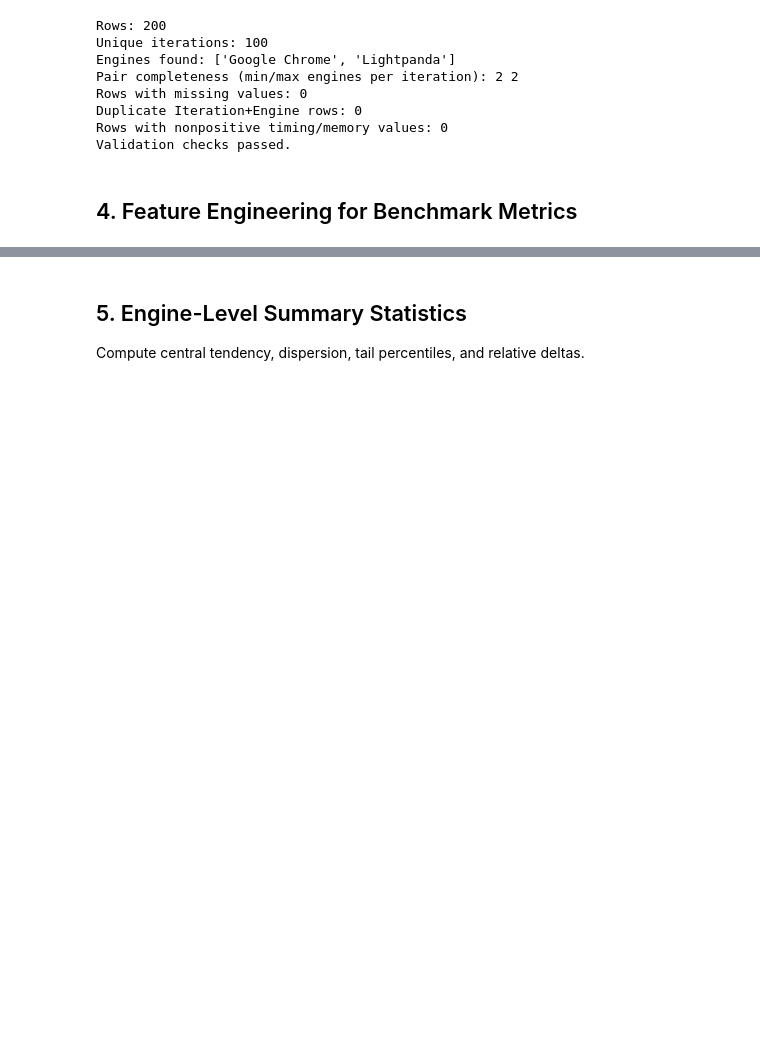
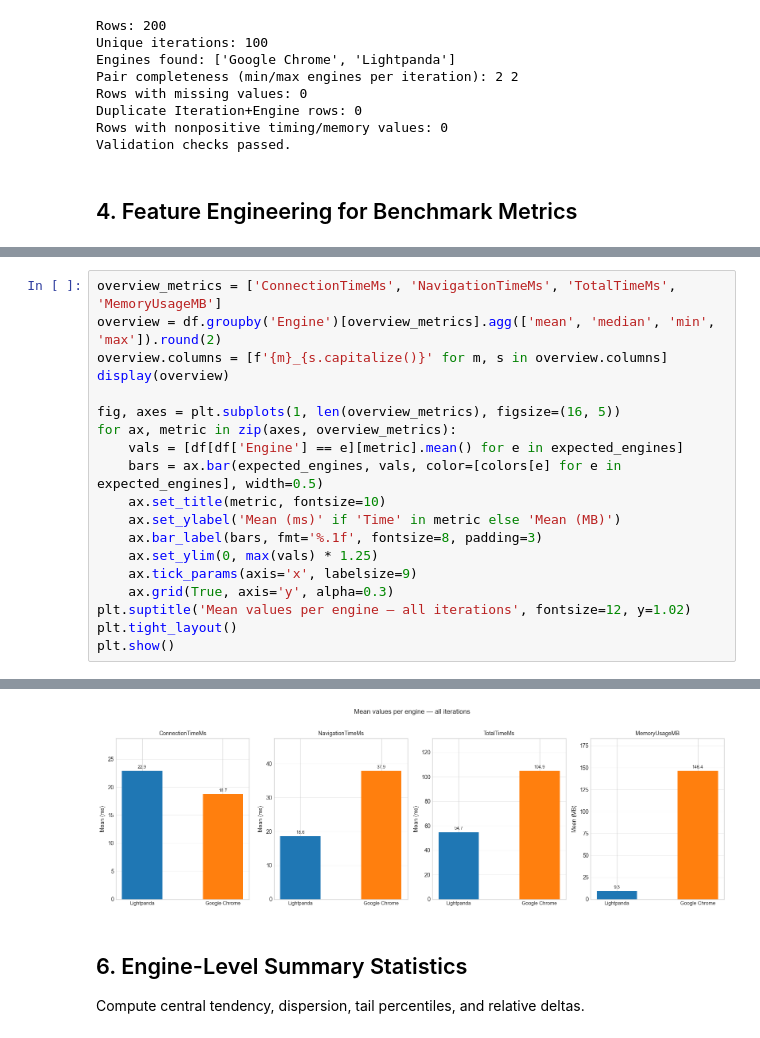
Before and after one commit to saalmi098/cdas-lightpanda, a Jupyter notebook: docs/02_benchmark_report_surface_express_isolated_browser_context.ipynb, the cells around one changed output, grey strips where cells are left out. Drawn from its saved outputs; the diff is of its cells as text; blank space fills up the shorter version.

```diff
--- a/docs/02_benchmark_report_surface_express_isolated_browser_context.ipynb
+++ b/docs/02_benchmark_report_surface_express_isolated_browser_context.ipynb
@@ -144,0 +152,20 @@ pivot.head()
+# %%
+overview_metrics = ['ConnectionTimeMs', 'NavigationTimeMs', 'TotalTimeMs', 'MemoryUsageMB']
+overview = df.groupby('Engine')[overview_metrics].agg(['mean', 'median', 'min', 'max']).round(2)
+overview.columns = [f'{m}_{s.capitalize()}' for m, s in overview.columns]
+display(overview)
+
+fig, axes = plt.subplots(1, len(overview_metrics), figsize=(16, 5))
+for ax, metric in zip(axes, overview_metrics):
+    vals = [df[df['Engine'] == e][metric].mean() for e in expected_engines]
+    bars = ax.bar(expected_engines, vals, color=[colors[e] for e in expected_engines], width=0.5)
+    ax.set_title(metric, fontsize=10)
+    ax.set_ylabel('Mean (ms)' if 'Time' in metric else 'Mean (MB)')
+    ax.bar_label(bars, fmt='%.1f', fontsize=8, padding=3)
+    ax.set_ylim(0, max(vals) * 1.25)
+    ax.tick_params(axis='x', labelsize=9)
+    ax.grid(True, axis='y', alpha=0.3)
+plt.suptitle('Mean values per engine — all iterations', fontsize=12, y=1.02)
+plt.tight_layout()
+plt.show()
+# %% [output]
@@ -145,5 +176,6 @@ pivot.head()
+[figure, added]
 # %% [markdown]
-## 5. Engine-Level Summary Statistics
+## 6. Engine-Level Summary Statistics
 
 Compute central tendency, dispersion, tail percentiles, and relative deltas.
 # %%
```
Also changed, not shown: parts of 14 cells of this notebook, 1 other file.
